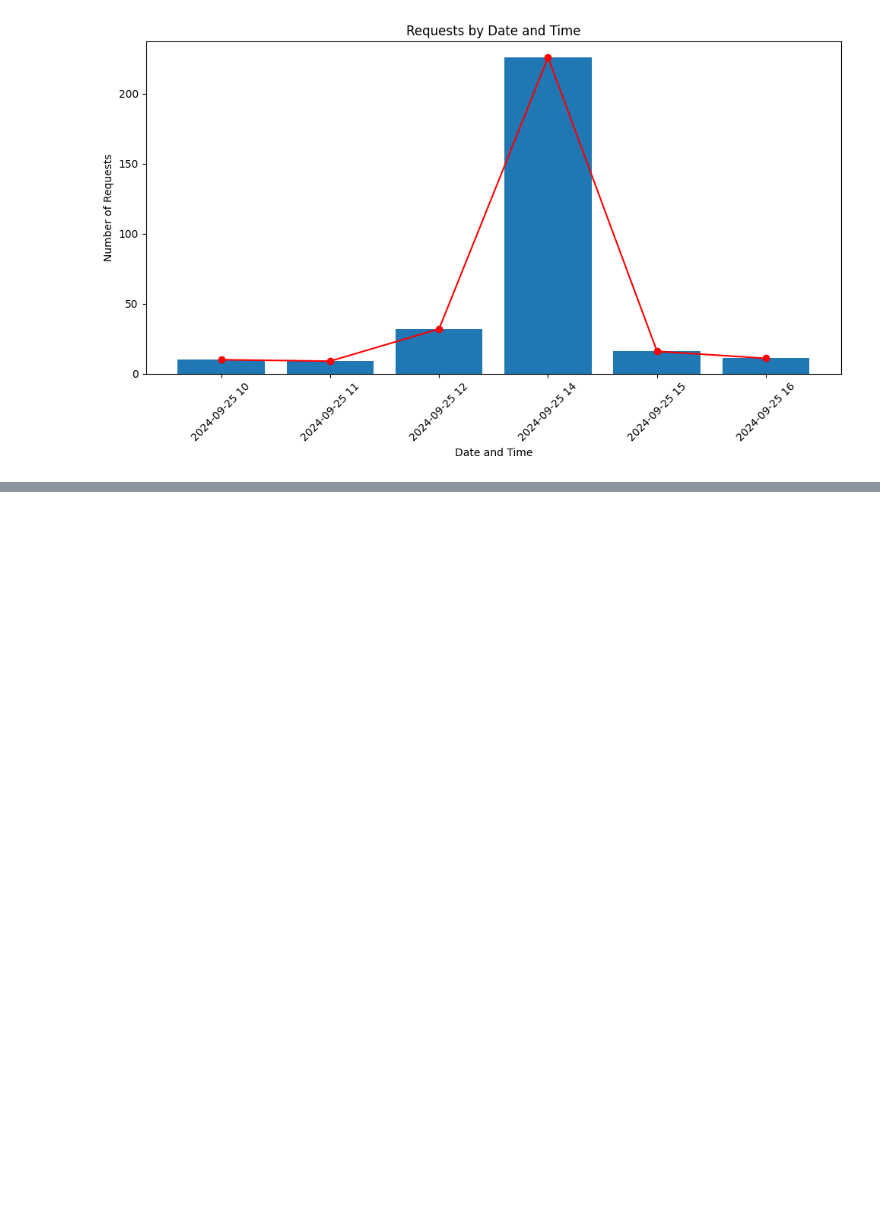
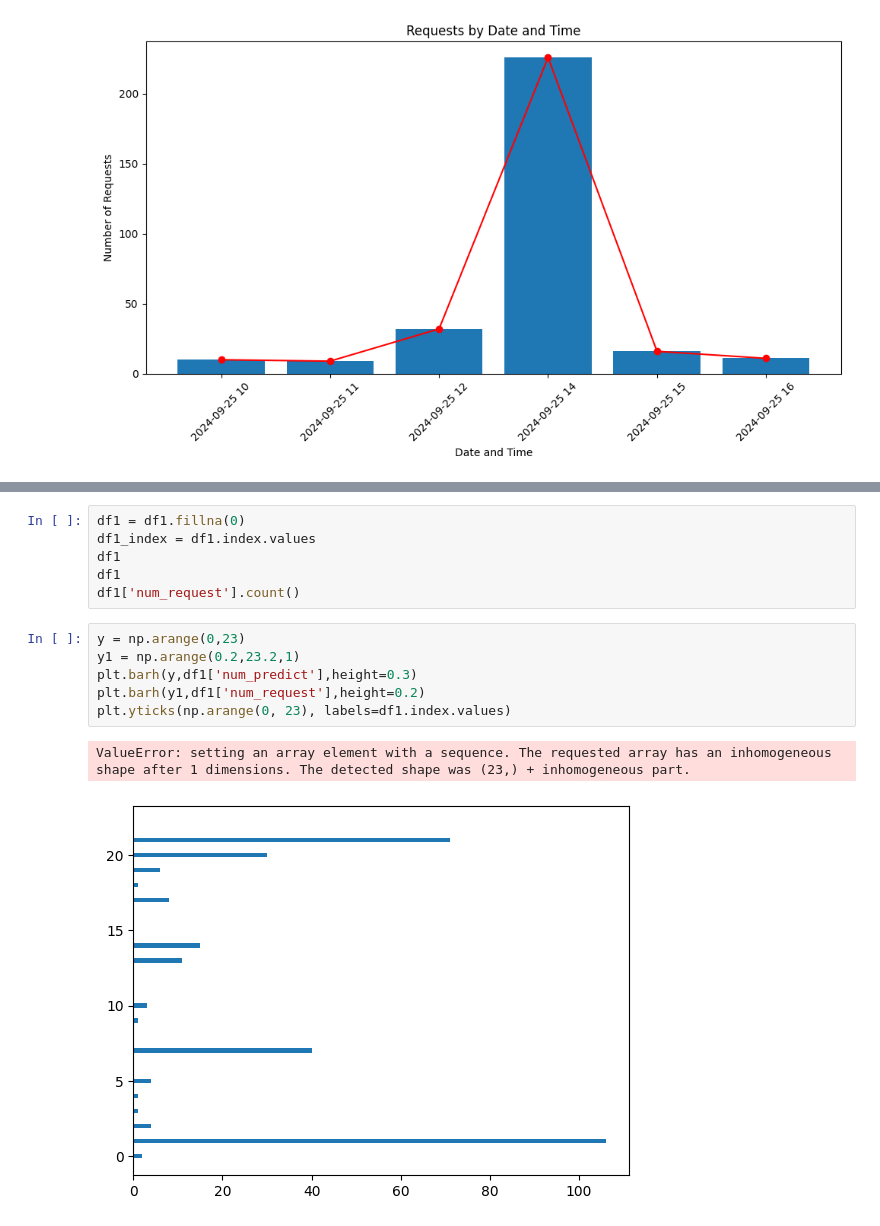
Before and after one commit to lsiwh37249/stdash, a Jupyter notebook: note/Untitled.ipynb, the cells around one changed output, grey strips where cells are left out. Drawn from its saved outputs; the diff is of its cells as text; blank space fills up the shorter version.

```diff
--- a/note/Untitled.ipynb
+++ b/note/Untitled.ipynb
@@ -116,0 +225,15 @@ plt.show()
+# %%
+df1 = df1.fillna(0)
+df1_index = df1.index.values
+df1
+df1
+df1['num_request'].count()
+# %%
+y = np.arange(0,23)
+y1 = np.arange(0.2,23.2,1)
+plt.barh(y,df1['num_predict'],height=0.3)
+plt.barh(y1,df1['num_request'],height=0.2)
+plt.yticks(np.arange(0, 23), labels=df1.index.values)
+# %% [output]
+ValueError: setting an array element with a sequence. The requested array has an inhomogeneous shape after 1 dimensions. The detected shape was (23,) + inhomogeneous part.
+[figure, added]
```
Also changed, not shown: parts of 10 cells of this notebook, 1 other file.
